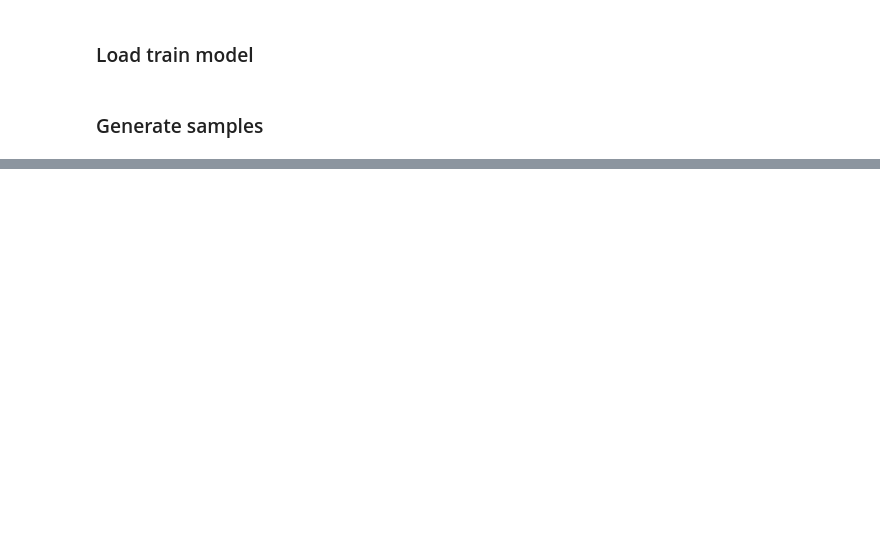
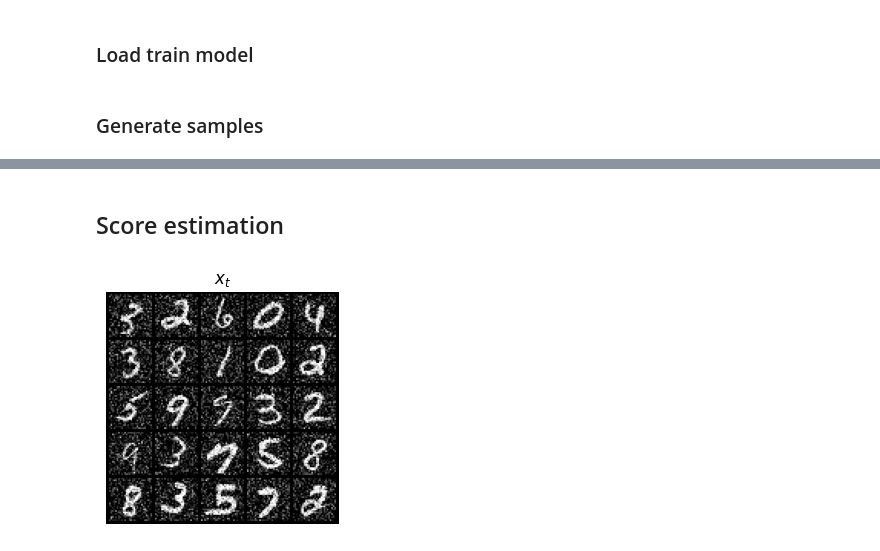
Before and after one commit to gabrielraya/ddpm-mnist, a Jupyter notebook: Interactive.ipynb, the cells around one changed output, grey strips where cells are left out. Cells and saved outputs as stored; diff of their text form; code cells hidden in the pictures; blank space fills up the shorter version.

```diff
--- a/Interactive.ipynb
+++ b/Interactive.ipynb
@@ -82,0 +83,12 @@ visualize_batch(uncond_samples_ddim[:25].cpu().clip(0,1), nrow=5, figsize=(3,5))
+# %% [markdown]
+## Score estimation
+# %%
+# generated a noisy state for a given time \in [0,T=1000]
+t = 150
+timesteps = torch.ones(x.shape[0], dtype=torch.int64, device=device) * t
+
+# conditional probability $x_t \sim  p(x_t|x_0)$
+x_t, noise = diffusion.t_forward_steps(x.to(device), timesteps)
+visualize_batch(rescaling_inv(x_t[:25]).cpu().clamp(0,1), title='$x_t$', nrow=5, figsize=(3,5))
+# %% [output]
+[figure, added]
```
Also changed, not shown: parts of 7 cells of this notebook.
